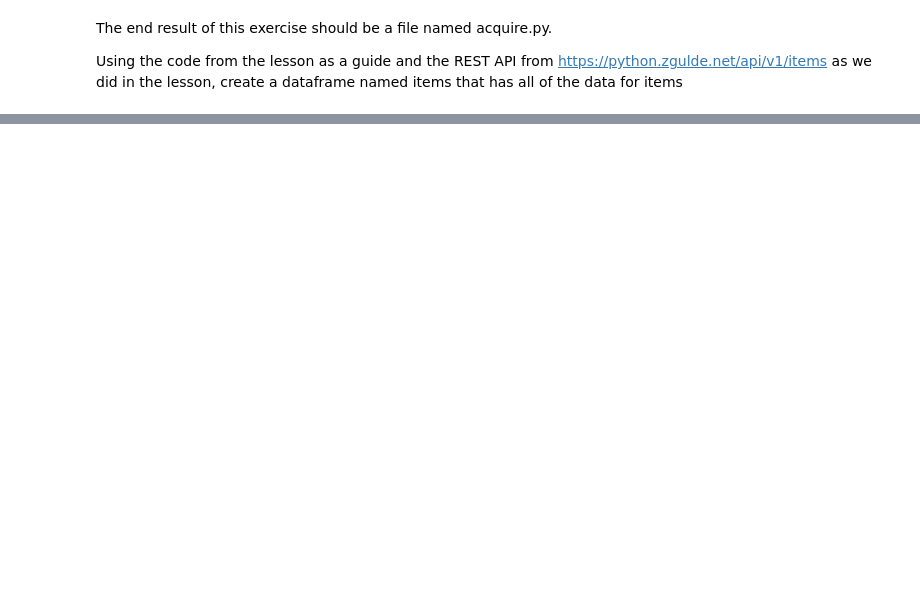
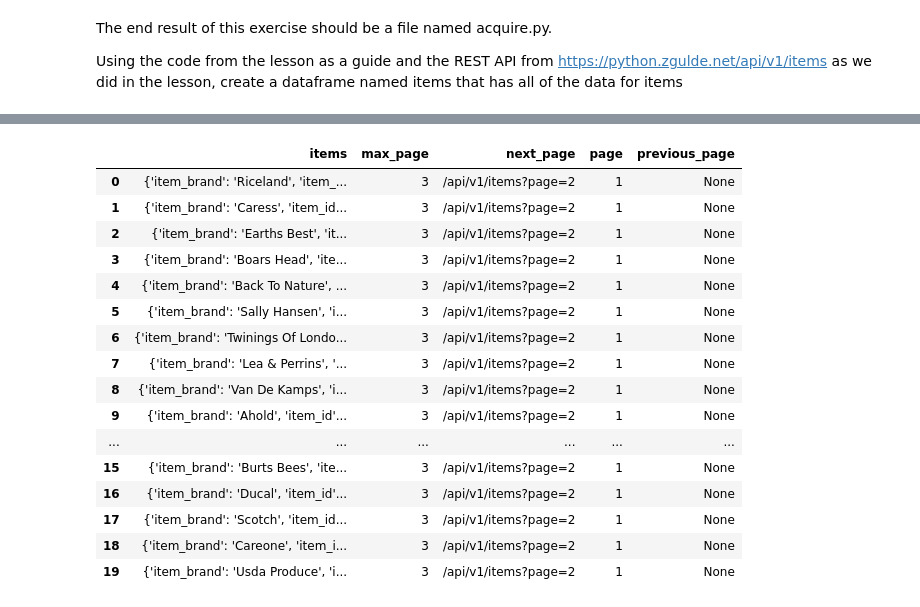
Before and after one commit to joe-bennett/time-series-exercises, a Jupyter notebook: acquire.ipynb, the cells around one changed output, grey strips where cells are left out. Cells and saved outputs as stored; diff of their text form; code cells hidden in the pictures; blank space fills up the shorter version.

```diff
--- a/acquire.ipynb
+++ b/acquire.ipynb
@@ -37,0 +51,22 @@ the results.
+# %%
+items=(response.json()['payload'])
+items=pd.DataFrame(items)
+items
+# %% [output]
+|  | items | max_page | next_page | page | previous_page |
+| 0 | {'item_brand': 'Riceland', 'item_... | 3 | /api/v1/items?page=2 | 1 | None |
+| 1 | {'item_brand': 'Caress', 'item_id... | 3 | /api/v1/items?page=2 | 1 | None |
+| 2 | {'item_brand': 'Earths Best', 'it... | 3 | /api/v1/items?page=2 | 1 | None |
+| 3 | {'item_brand': 'Boars Head', 'ite... | 3 | /api/v1/items?page=2 | 1 | None |
+| 4 | {'item_brand': 'Back To Nature', ... | 3 | /api/v1/items?page=2 | 1 | None |
+| 5 | {'item_brand': 'Sally Hansen', 'i... | 3 | /api/v1/items?page=2 | 1 | None |
+| 6 | {'item_brand': 'Twinings Of Londo... | 3 | /api/v1/items?page=2 | 1 | None |
+| 7 | {'item_brand': 'Lea & Perrins', '... | 3 | /api/v1/items?page=2 | 1 | None |
+| 8 | {'item_brand': 'Van De Kamps', 'i... | 3 | /api/v1/items?page=2 | 1 | None |
+| 9 | {'item_brand': 'Ahold', 'item_id'... | 3 | /api/v1/items?page=2 | 1 | None |
+| ... | ... | ... | ... | ... | ... |
+| 15 | {'item_brand': 'Burts Bees', 'ite... | 3 | /api/v1/items?page=2 | 1 | None |
+| 16 | {'item_brand': 'Ducal', 'item_id'... | 3 | /api/v1/items?page=2 | 1 | None |
+| 17 | {'item_brand': 'Scotch', 'item_id... | 3 | /api/v1/items?page=2 | 1 | None |
+| 18 | {'item_brand': 'Careone', 'item_i... | 3 | /api/v1/items?page=2 | 1 | None |
+| 19 | {'item_brand': 'Usda Produce', 'i... | 3 | /api/v1/items?page=2 | 1 | None |
```
Also changed, not shown: parts of 24 cells of this notebook.
